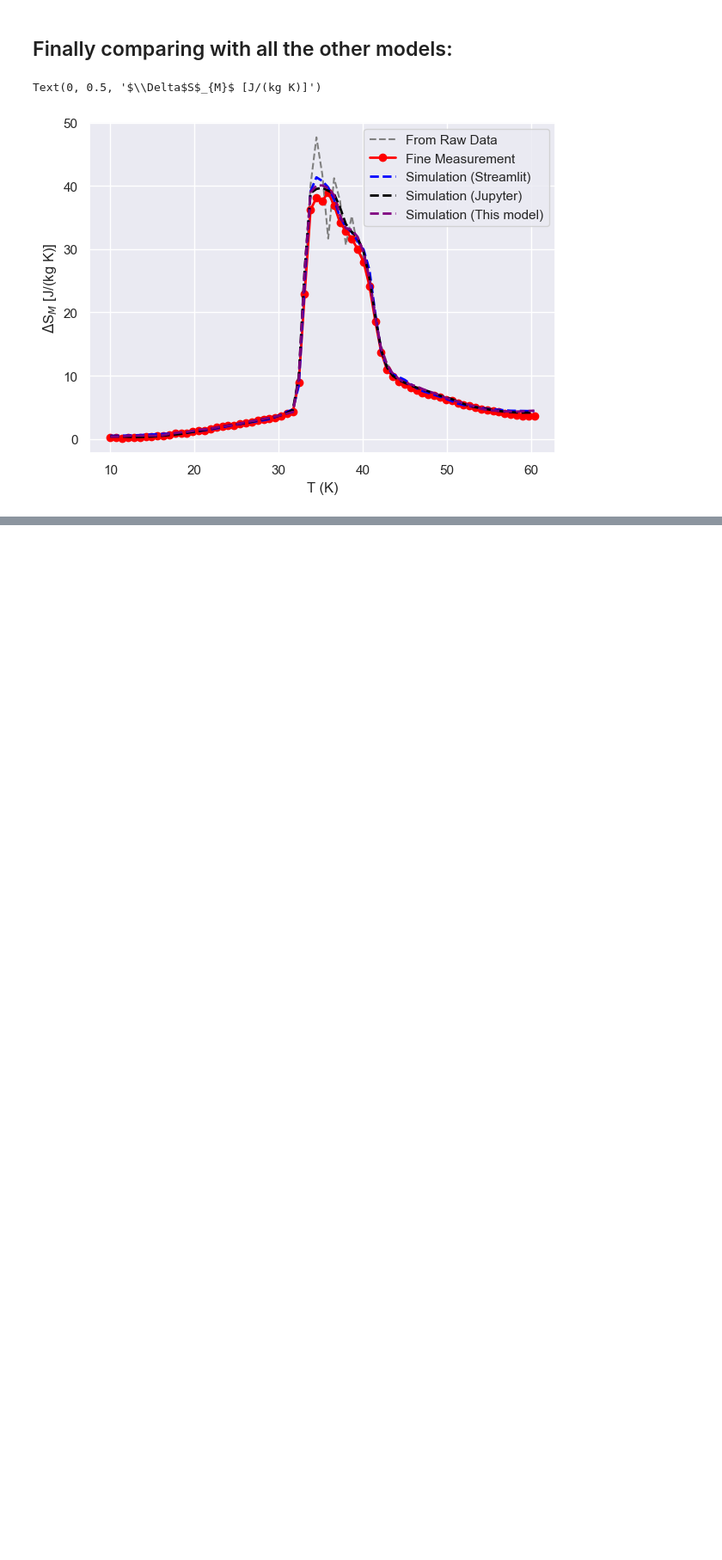
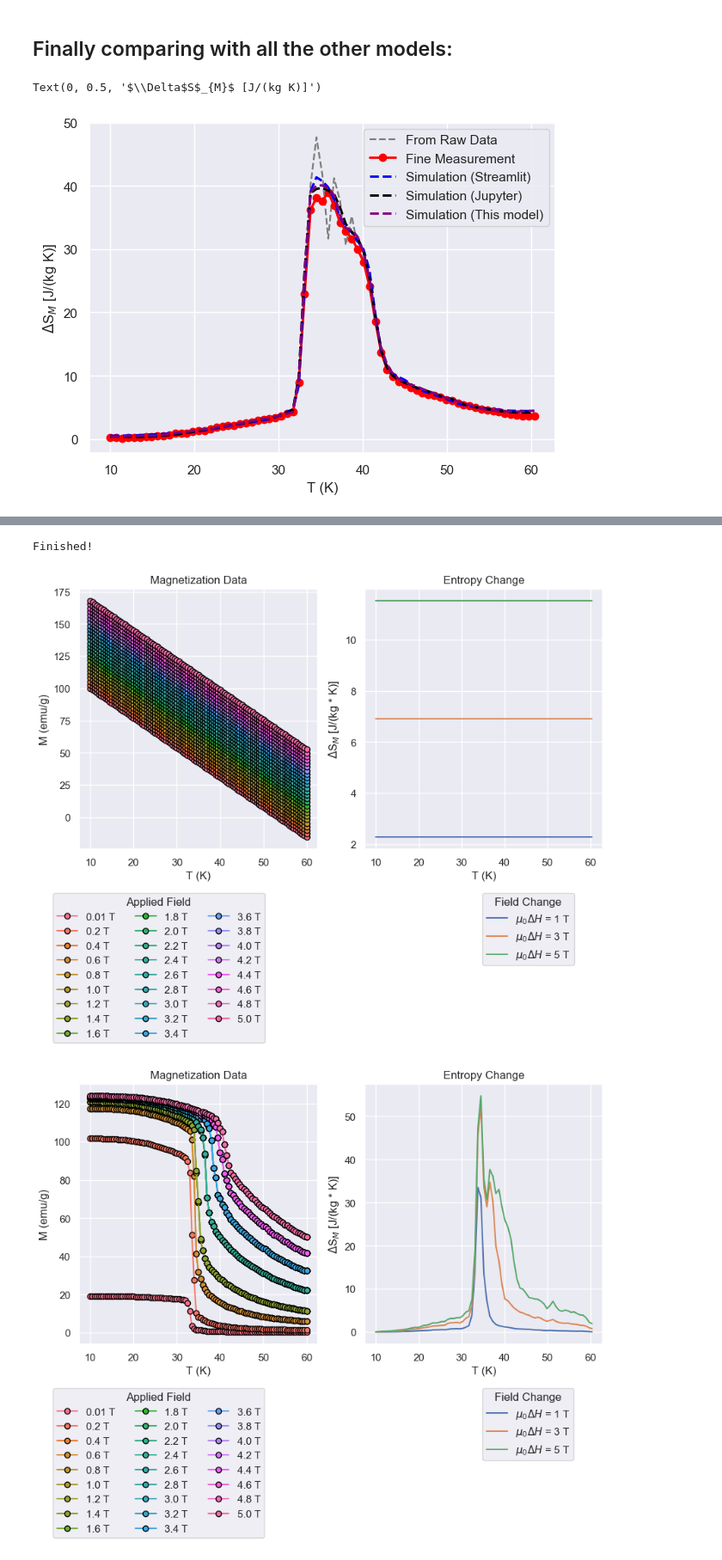
Before and after one commit to kensei-te/mat_interp, a Jupyter notebook: notebooks/Simulation Visualizaiton.ipynb, the cells around one changed output, grey strips where cells are left out. Shown at 86% size. Cells and saved outputs as stored; diff of their text form; code cells hidden in the pictures; blank space fills up the shorter version.

```diff
--- a/notebooks/Simulation Visualizaiton.ipynb
+++ b/notebooks/Simulation Visualizaiton.ipynb
@@ -241,0 +254,36 @@ Text(0, 0.5, '$\\Delta$S$_{M}$ [J/(kg K)]')
+# %%
+scaler = StandardScaler()
+pipe_model = lambda pipe_model: Pipeline([['scaler', scaler], ['model', pipe_model]])
+# %%
+linear = pipe_model(LinearRegression())
+rf = pipe_model(RandomForestRegressor(n_jobs = - 1))
+nn_skl = pipe_model(MLPRegressor(hidden_layer_sizes=(193,) *6,
+             learning_rate_init=0.00434,
+             max_iter = 500,
+             early_stopping=True,
+             ))
+guassian_process = pipe_model(GaussianProcessRegressor())
+kernel_ridge = pipe_model(KernelRidge(kernel = "rbf"))
+# %%
+models = [("linear", linear),
+          ("random forest", rf),
+          ("nn-scikit", nn_skl),
+          ("gaussian_process", guassian_process),
+          ("kernel", kernel_ridge)]
+results = {}
+# %%
+for model_type, model in models:
+    print(f"Training {model_type}....")
+    model.fit(X_train, y_train)
+    gen_data = generate_data_mce(model = model, start = 0.2, end = 5.0, step = 0.2)
+    entropy = plot_entropy_curve(data=gen_data,
+                       temperature_column="t",
+                       field_column="h",
+                       magnetization_column="m",
+                       unstandarize=False,
+                       bbox_mag = (0.8, -0.15),
+                       n_cols=3, bbox_ds = (0.9, -0.15),
+                       return_entropy = True)
+    results[model_type] = (entropy, gen_data, model)
+    print("Finished!")
+# %% [output]
@@ -241,0 +299,3 @@ Text(0, 0.5, '$\\Delta$S$_{M}$ [J/(kg K)]')
+Finished!
+[figure, added]
+[figure, added]
```
Also changed, not shown: parts of 10 cells of this notebook, 1 other file.
